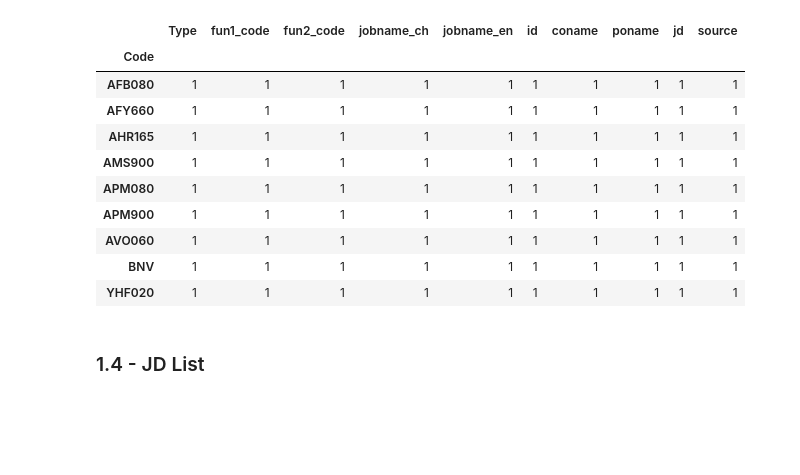
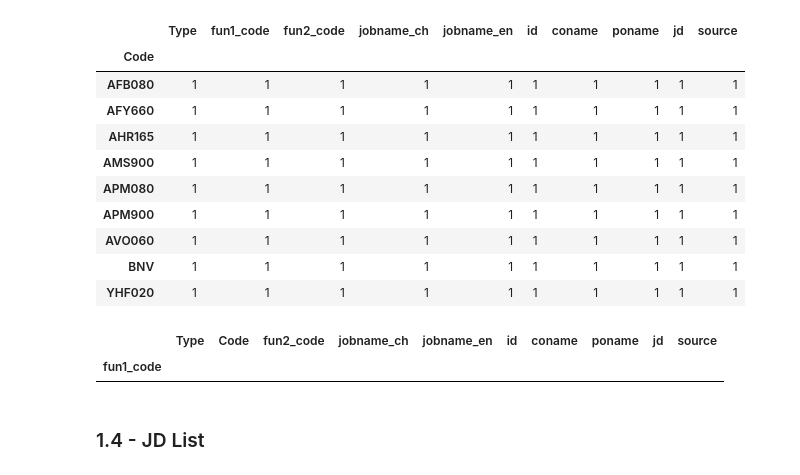
Before and after one commit to UNNC-SmartSalary/SmartSalary, a Jupyter notebook: data_preprocessing.ipynb, the cells around one changed output. Cells and saved outputs as stored; diff of their text form; code cells hidden in the pictures; blank space fills up the shorter version.

```diff
--- a/data_preprocessing.ipynb
+++ b/data_preprocessing.ipynb
@@ -65,6 +69,13 @@ jd_count[jd_count['jd']==1]
 | AVO060 | 1 | 1 | 1 | 1 | 1 | 1 | 1 | 1 | 1 | 1 |
 | BNV | 1 | 1 | 1 | 1 | 1 | 1 | 1 | 1 | 1 | 1 |
 | YHF020 | 1 | 1 | 1 | 1 | 1 | 1 | 1 | 1 | 1 | 1 |
+# %%
+# Class 'fun1_code' that only have 1 instance
+jd_count = data.groupby('fun1_code').count()
+jd_count[jd_count['jd']==1]
+# %% [output]
+|  | Type | Code | fun2_code | jobname_ch | jobname_en | id | coname | poname | jd | source |
+| fun1_code |  |  |  |  |  |  |  |  |  |  |
 # %% [markdown]
 ### 1.4 -  JD List
 # %%
```
Also changed, not shown: parts of 32 cells of this notebook.
